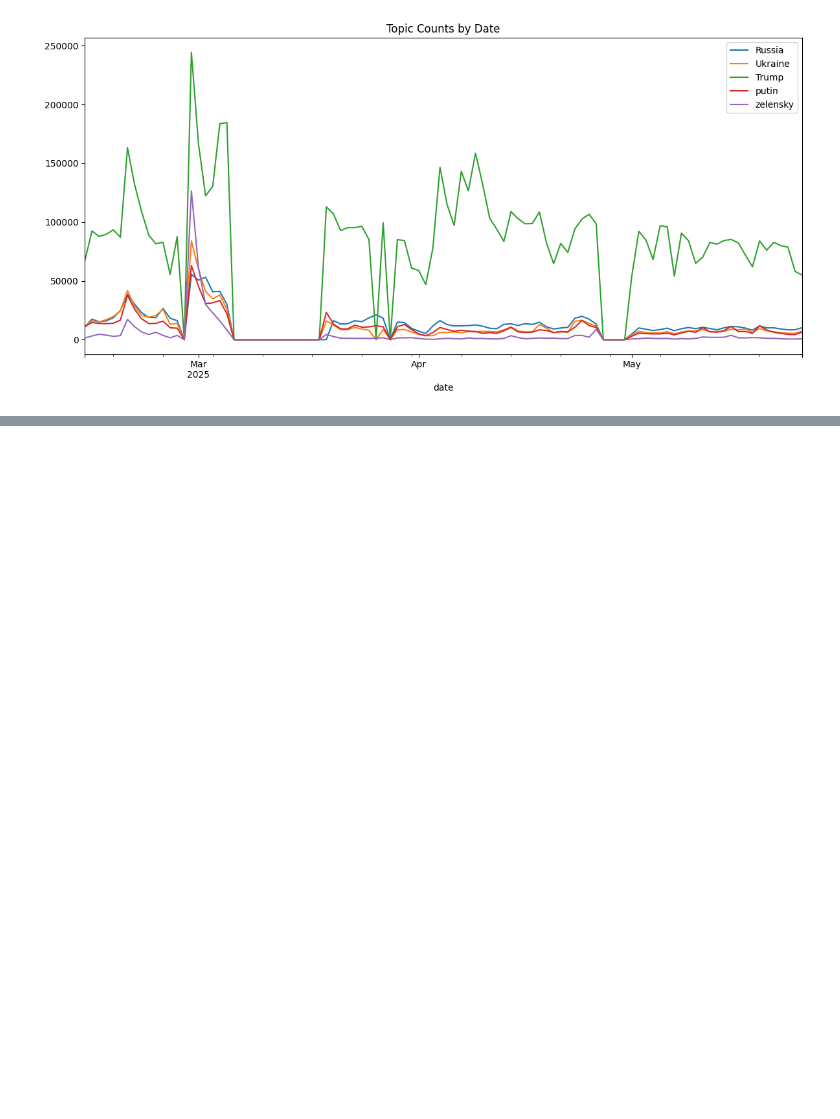
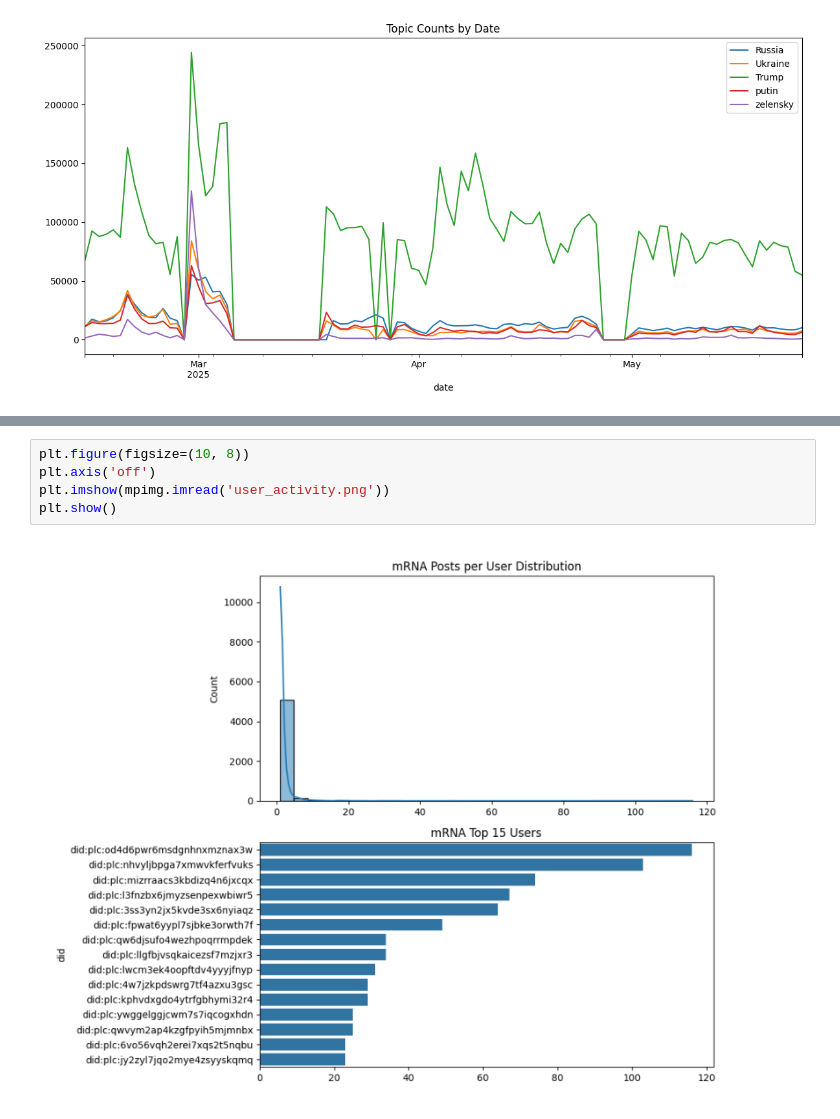
Before and after one commit to bwlambert/bluesky_notebooks, a Jupyter notebook: p1.ipynb, the cells around one changed output, grey strips where cells are left out. Cells and saved outputs as stored; diff of their text form; blank space fills up the shorter version.

```diff
--- a/p1.ipynb
+++ b/p1.ipynb
@@ -245,0 +280,7 @@ plt.show()
+# %%
+plt.figure(figsize=(10, 8))
+plt.axis('off')
+plt.imshow(mpimg.imread('user_activity.png'))
+plt.show()
+# %% [output]
+[figure, added]
```
Also changed, not shown: parts of 4 cells of this notebook, 3 other files.
